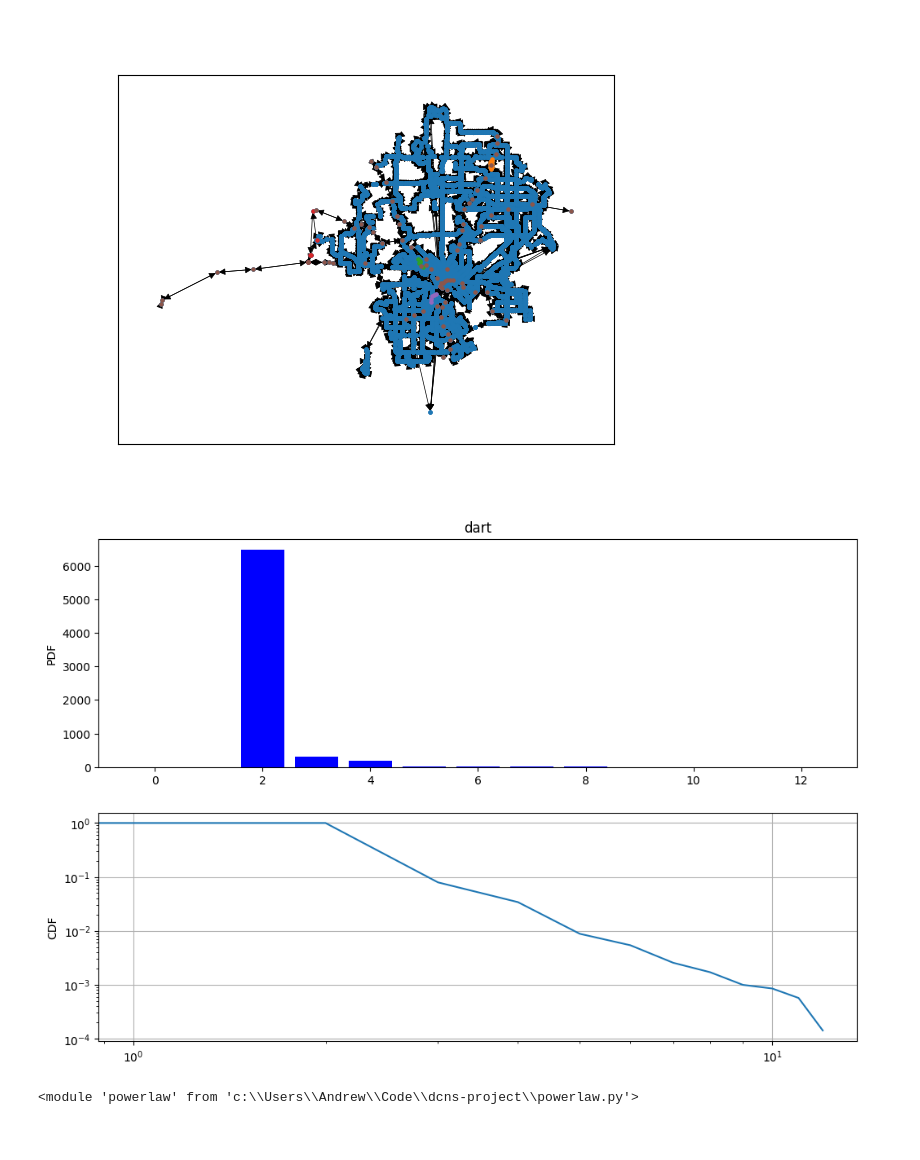
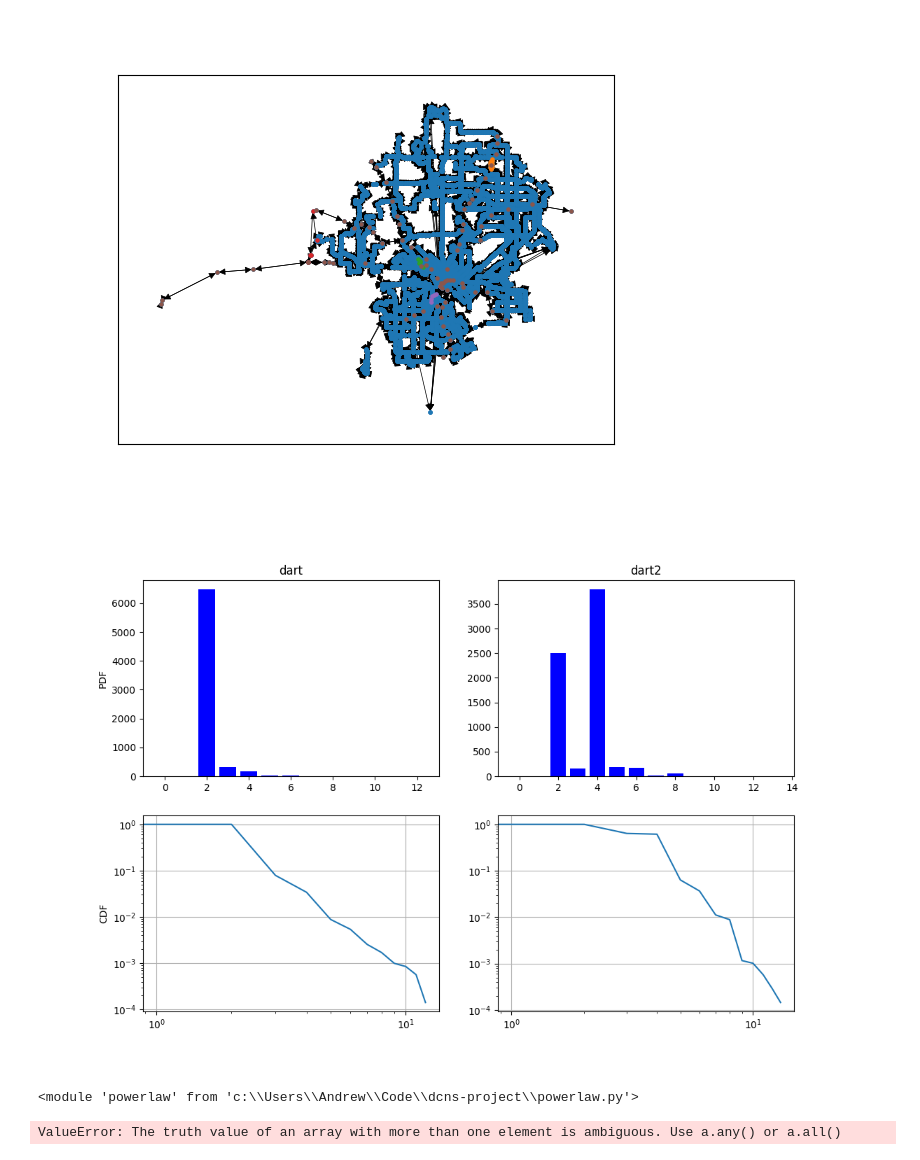
Before and after one commit to Antyos/DCNS-S23-Project, a Jupyter notebook: dart_graph.ipynb, the cells around one changed output. Cells and saved outputs as stored; diff of their text form; code cells hidden in the pictures.

```diff
--- a/dart_graph.ipynb
+++ b/dart_graph.ipynb
@@ -62,10 +51,10 @@ for component, color in zip(comps, colors):
 # %%
 from powerlaw import calc_powerlaw_multi
 
-calc_powerlaw_multi({"dart": G})
+calc_powerlaw_multi({"dart": G, "dart2": G2})
 plt.show()
 # %% [output]
-[figure, old version]
+[figure, new version]
 # %%
 # Reload powerlaw (if necessary)
 # del calc_powerlaw_multi
@@ -161,6 +69,11 @@ close_edges = get_close_edges(nx.get_node_attributes(G2, "pos"), 0.0005, 50)
 # %%
-G2.add_weighted_edges_from(ebunch_to_add={(u, v, 1000) for u, v in close_edges})
-G2.add_weighted_edges_from(ebunch_to_add={(v, u, 1000) for u, v in close_edges})
+close_edges = get_close_edges(nx.get_node_attributes(G2, "pos"), 0.0005, 50)
+# Add 2-way edges for crossing the street
+weight=1000
+G2.add_weighted_edges_from(ebunch_to_add={(u, v, weight) for u, v in close_edges})
+G2.add_weighted_edges_from(ebunch_to_add={(v, u, weight) for u, v in close_edges})
+# %% [output]
+ValueError: The truth value of an array with more than one element is ambiguous. Use a.any() or a.all()
 # %%
 %matplotlib widget
 nx.draw(G2, pos=pos, node_size=5, width=0.5, with_labels=False)
```
Also changed, not shown: parts of 10 cells of this notebook, 3 other files.
